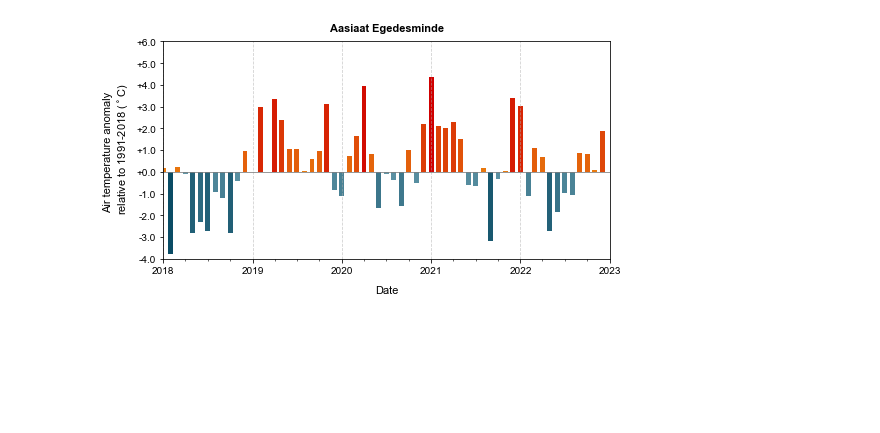
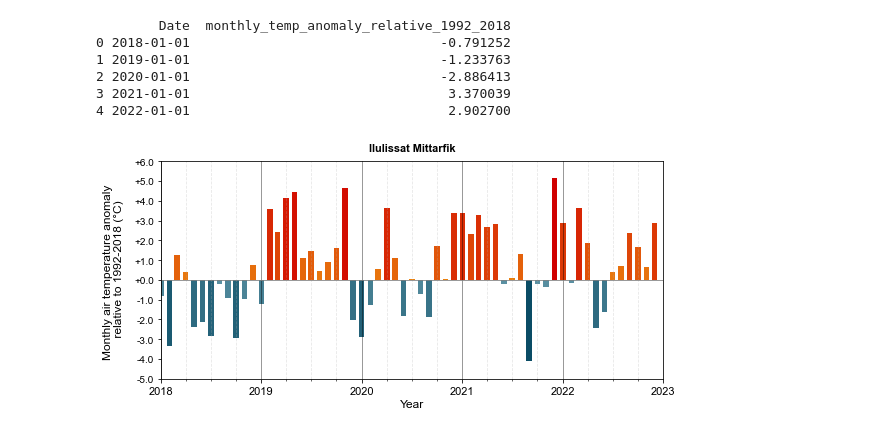
Before and after one commit to hannahpicton/jakobshavn_isbrae, a Jupyter notebook: code/analysis/air_temperature.ipynb, the cells around one changed output. Drawn from its saved outputs; the diff is of its cells as text; code cells hidden in the pictures; blank space fills up the shorter version.

Commit message:
calculated monthly anomaly at Ilulissat Mitttarfik using DMI obs.

```diff
--- a/code/analysis/air_temperature.ipynb
+++ b/code/analysis/air_temperature.ipynb
@@ -38,45 +91,72 @@ anomaly_2018_2023 = anomaly_2018_2023.sort_values(by='DATE')
+# %%
+# Extract dataframes of daily mean temperatures for 1992-2018 and 2018-2023.
+ilulissat_1992_2018_monthly = mean_air_temp_monthly.loc[(mean_air_temp_monthly['Date'] >= '1992-01-01') & (mean_air_temp_daily['Date'] <= '2018-01-01')]
+ilulissat_2018_2023_monthly = mean_air_temp_monthly.loc[(mean_air_temp_monthly['Date'] >= '2018-01-01') & (mean_air_temp_daily['Date'] <= '2023-01-01')]
+
+# For the period 1992-2018, calculate the mean temperature for each month across all years.
+ilulissat_1992_2018_monthly_mean = ilulissat_1992_2018_monthly.groupby('Month')['mean_air_temp'].mean().reset_index()
+
+# For the period 2018-2023, calculate the mean temperature for each month for each given year.
+ilulissat_2018_2023_monthly_mean = ilulissat_2018_2023_monthly.groupby(['Year', 'Month'])['mean_air_temp'].mean().reset_index()
+
+# For the period 2018-2023, calculate the monthly air temperature anomaly relative to the period 1992-2018.
+ilulissat_2018_2023_anomaly = pd.merge(ilulissat_2018_2023_monthly_mean, ilulissat_1992_2018_monthly_mean, on='Month', suffixes=('_2018_2023', '_1992_2018'))
+ilulissat_2018_2023_anomaly['monthly_temp_anomaly_relative_1992_2018'] = ilulissat_2018_2023_anomaly['mean_air_temp_2018_2023'] - ilulissat_2018_2023_anomaly['mean_air_temp_1992_2018']
+ilulissat_2018_2023_anomaly['Date'] = pd.to_datetime(ilulissat_2018_2023_anomaly[['Year', 'Month']].assign(DAY=1))
+ilulissat_2018_2023_anomaly.drop(['mean_air_temp_2018_2023', 'mean_air_temp_1992_2018',  'Year', 'Month'], axis=1, inplace=True)
+ilulissat_2018_2023_anomaly = ilulissat_2018_2023_anomaly[['Date', 'monthly_temp_anomaly_relative_1992_2018']]
+print(ilulissat_2018_2023_anomaly.head())
+# %% [output]
+        Date  monthly_temp_anomaly_relative_1992_2018
+0 2018-01-01                                -0.791252
+1 2019-01-01                                -1.233763
+2 2020-01-01                                -2.886413
+3 2021-01-01                                 3.370039
+4 2022-01-01                                 2.902700
 # %%
-# PLOT AIR TEMPERATURE ANOMALY GRAPH FOR AASIAAT EGEDESMINDE.
+# PLOT AIR TEMPERATURE ANOMALY GRAPH FOR ILULISSAT MITTAFIK
 plt.rcParams["font.family"] = "Arial"
-fig, ax = plt.subplots(figsize=(8, 4))
+fig, ax = plt.subplots(figsize=(9, 4))
 ax.axhline(y=0, color='gray', linestyle='-', linewidth=0.8)
-plt.grid(axis = 'x', alpha=0.6, linestyle='--')
-plt.title('Aasiaat Egedesminde', pad=10, fontsize=11, fontweight='bold')
-plt.ylabel("Air temperature anomaly \n relative to 1991-2018 ($^\circ$C)", labelpad=6, fontsize=11)
-plt.xlabel('Date', labelpad=10, fontsize=11)
+plt.grid(axis = 'x', alpha=0.5, linestyle='-', color='black')
+ax.xaxis.grid(True, which='minor', linestyle='--', alpha=0.3)
+plt.title('Ilulissat Mittarfik', pad=10, fontsize=11, fontweight='bold')
+plt.ylabel("Monthly air temperature anomaly \n relative to 1992-2018 (\u00B0C)", labelpad=10, fontsize=12, linespacing=1.1)
+plt.xlabel('Year', labelpad=3, fontsize=12)
 
 # FORMAT THE X-AXIS TICK LIMITS
 year_locator = mdates.YearLocator(base=1, month=1, day=1)
 ax.xaxis.set_major_locator(year_locator)
 ax.xaxis.set_major_formatter(mdates.DateFormatter("%Y"))
 min_x_value = pd.to_datetime('2018-01-01', format='%Y-%m-%d')
 max_x_value = pd.to_datetime('2023-01-01', format='%Y-%m-%d')
 plt.xlim(min_x_value, max_x_value)
 three_month_intervals = mdates.MonthLocator(interval=3)
 ax.xaxis.set_minor_locator(three_month_intervals)
 
 # SET THE Y AXIS TICK LIMITS, ADDING A '+' BEFORE POSITIVE VALUES
-plt.ylim(-4, 6)
-plt.yticks(np.arange(-4, 6+1, 1))
+plt.ylim(-5, 6)
+plt.yticks(np.arange(-5, 6+1, 1))
 def format_positive(value, tick_number):
     if value >= 0:
         return f'+{value:.1f}'
     else:
         return f'{value:.1f}'
 ax.yaxis.set_major_formatter(ticker.FuncFormatter(format_positive))
 
 # DEFINE A CUSTOM BLUE & RED COLOUR MAP
 blue_cmap = LinearSegmentedColormap.from_list('custom_blue', ['#0a4c65', '#caf0f8'], N=256)
 red_cmap = LinearSegmentedColormap.from_list('custom_red', ['#ffe81a', '#d00000'], N=256)
-norm = plt.Normalize(anomaly_2018_2023['Anomaly'].min(), anomaly_2018_2023['Anomaly'].max())
+norm = plt.Normalize(ilulissat_2018_2023_anomaly['monthly_temp_anomaly_relative_1992_2018'].min(), ilulissat_2018_2023_anomaly['monthly_temp_anomaly_relative_1992_2018'].max())
 
 # PLOT THE DATA WITH THE CUSTOM COLOUR MAPS
-for index, row in anomaly_2018_2023.iterrows():
-    anomaly_value = row['Anomaly']
+for index, row in ilulissat_2018_2023_anomaly.iterrows():
+    anomaly_value = row['monthly_temp_anomaly_relative_1992_2018']
     if not pd.isna(anomaly_value):
         color = red_cmap(norm(anomaly_value)) if anomaly_value >= 0 else blue_cmap(norm(anomaly_value))
-        ax.bar(row['DATE'], anomaly_value, width=20, color=color)
+        ax.bar(row['Date'], anomaly_value, width=20, color=color)
 
+ax.tick_params(axis='x', labelsize=11)
 plt.show()
 # %% [output]
-[figure, old version]
+[figure, new version]
```
Also changed, not shown: parts of 12 cells of this notebook, 4 other files.
